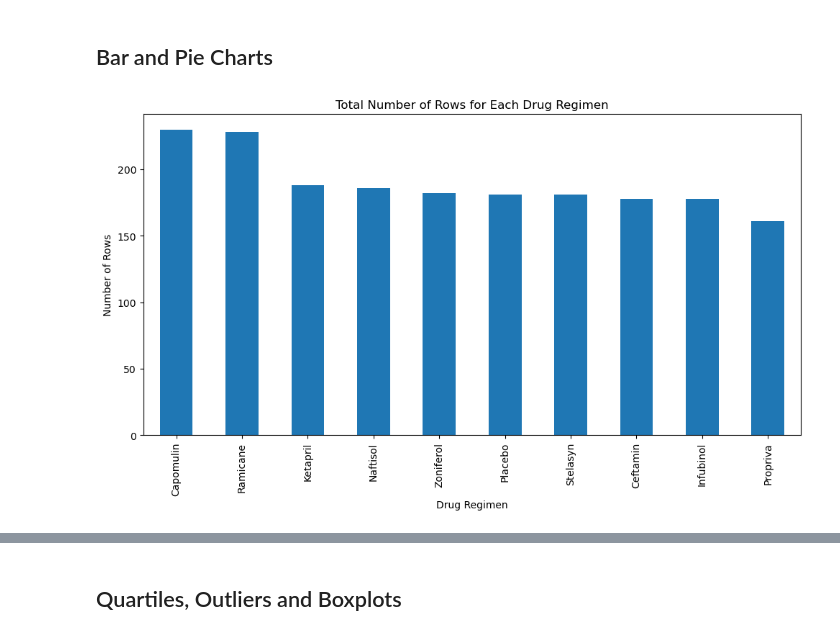
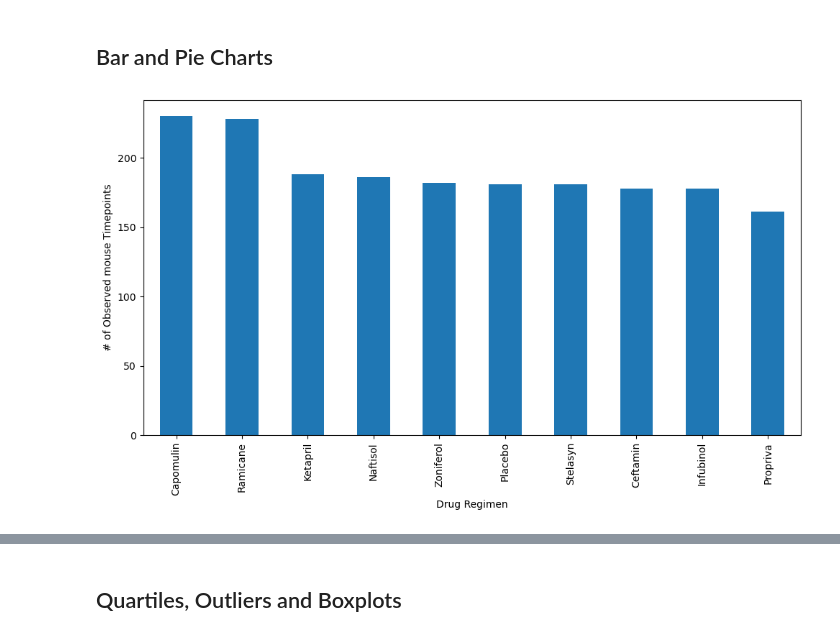
Before and after one commit to a-dhil/matplotlib-challenge, a Jupyter notebook: Pymaceuticals/pymaceuticals_starter.ipynb, the cells around one changed output, grey strips where cells are left out. Saved outputs shown, nothing was run; the diff lists cells and outputs as text; code cells hidden in the pictures.

```diff
--- a/Pymaceuticals/pymaceuticals_starter.ipynb
+++ b/Pymaceuticals/pymaceuticals_starter.ipynb
@@ -145,18 +151,17 @@ summary_statistics_agg_df
 # %%
 # Generate a bar plot showing the total number of rows (Mouse ID/Timepoints) for each drug regimen using Pandas.
 regimen_counts = clean_study_data_complete.groupby('Drug Regimen')['Mouse ID'].count()
 #sort values
 regimen_counts_sorted=regimen_counts.sort_values(ascending=False)
 # Create a bar plot
 regimen_counts_sorted.plot(kind='bar', figsize=(10, 6))
 
 # Set plot labels and title
 plt.xlabel('Drug Regimen')
-plt.ylabel('Number of Rows')
-plt.title('Total Number of Rows for Each Drug Regimen')
+plt.ylabel('# of Observed mouse Timepoints')
 
 # Display the plot
 plt.tight_layout()
 plt.show()
 # %% [output]
-[figure, old version]
+[figure, new version]
```
Also changed, not shown: parts of 10 cells of this notebook.
